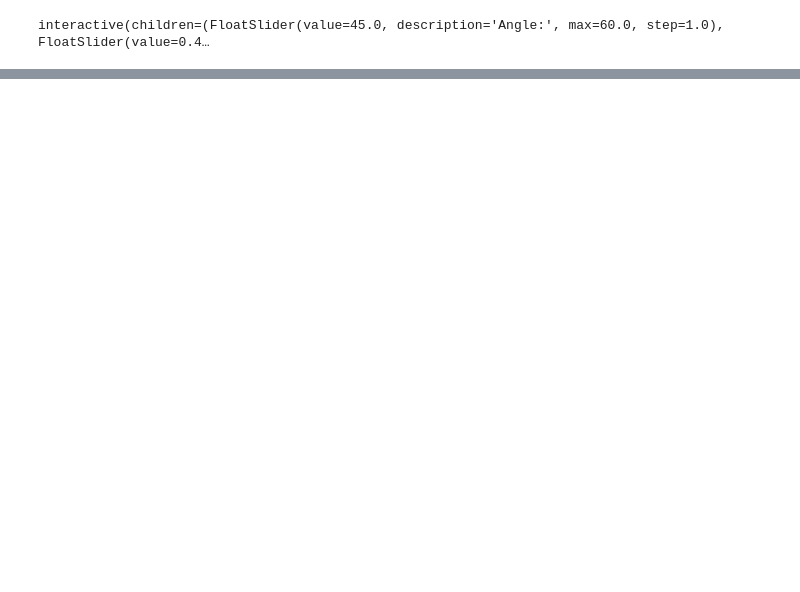
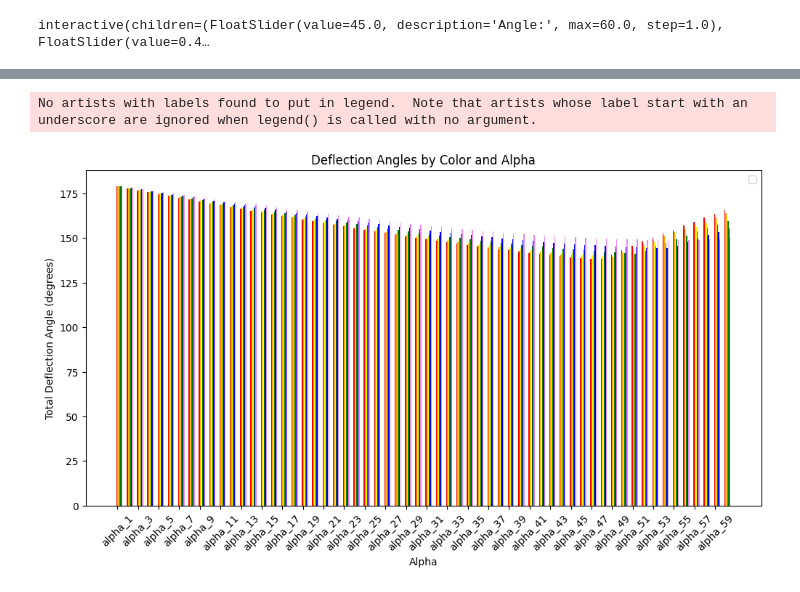
Before and after one commit to ScottTpirate/Rainbow, a Jupyter notebook: main_notebook.ipynb, the cells around one changed output, grey strips where cells are left out. Cells and saved outputs as stored; diff of their text form; code cells hidden in the pictures; blank space fills up the shorter version.

```diff
--- a/main_notebook.ipynb
+++ b/main_notebook.ipynb
@@ -567,0 +574,65 @@ interactive(children=(FloatSlider(value=45.0, description='Angle:', max=60.0, st
+# %%
+import json
+
+# Load the provided data
+file_path = 'exaggerated_rainbow_data.json'
+with open(file_path, 'r') as file:
+    data = json.load(file)
+
+def calculate_deflection_angle(alpha_data, color):
+    """
+    Calculate the deflection angle for a given color and alpha data.
+
+    Parameters:
+    alpha_data (dict): Data for a specific alpha.
+    color (str): Color to calculate the deflection angle for.
+
+    Returns:
+    float: The deflection angle in degrees.
+    """
+    # Extract incoming and outgoing ray data
+    incoming_x = np.array(alpha_data["incoming"]["xa"])
+    incoming_y = np.array(alpha_data["incoming"]["ya"])
+    outgoing_x = np.array(alpha_data[color]["xd"])
+    outgoing_y = np.array(alpha_data[color]["yd"])
+
+    # Calculate the angles of incoming and outgoing rays
+    angle_incoming = np.arctan2(incoming_y[1] - incoming_y[0], incoming_x[1] - incoming_x[0])
+    angle_outgoing = np.arctan2(outgoing_y[1] - outgoing_y[0], outgoing_x[1] - outgoing_x[0])
+
+    # Calculate deflection angle
+    deflection_angle = np.abs(angle_outgoing - angle_incoming)
+    return np.degrees(deflection_angle)
+
+# Calculate deflection angles for each alpha and color
+deflection_angles = {}
+colors = ["red", "orange", "yellow", "green", "blue", "violet"]
+for alpha_key, alpha_data in data.items():
+    deflection_angles[alpha_key] = {}
+    for color in colors:
+        deflection_angle = calculate_deflection_angle(alpha_data, color)
+        deflection_angles[alpha_key][color] = deflection_angle
+
+# Plotting the deflection angles in a bar chart
+fig, ax = plt.subplots(figsize=(12, 6))
+
+# Plot bars for each color
+for i, color in enumerate(colors):
+    ax.bar(index + i * bar_width, color_angles[color], bar_width, color=color)
+
+
+# Labeling and aesthetics
+ax.set_xlabel('Alpha')
+ax.set_ylabel('Total Deflection Angle (degrees)')
+ax.set_title('Deflection Angles by Color and Alpha')
+
+# Rotate labels and display every second label
+ax.set_xticks(index[::2] + bar_width / 2)  # Display every second label
+ax.set_xticklabels(alphas[::2], rotation=45)  # Rotate labels by 45 degrees
+
+ax.legend()
+
+plt.show()
+# %% [output]
+No artists with labels found to put in legend.  Note that artists whose label start with an underscore are ignored when legend() is called with no argument.
+[figure, added]
```
Also changed, not shown: parts of 3 cells of this notebook.
